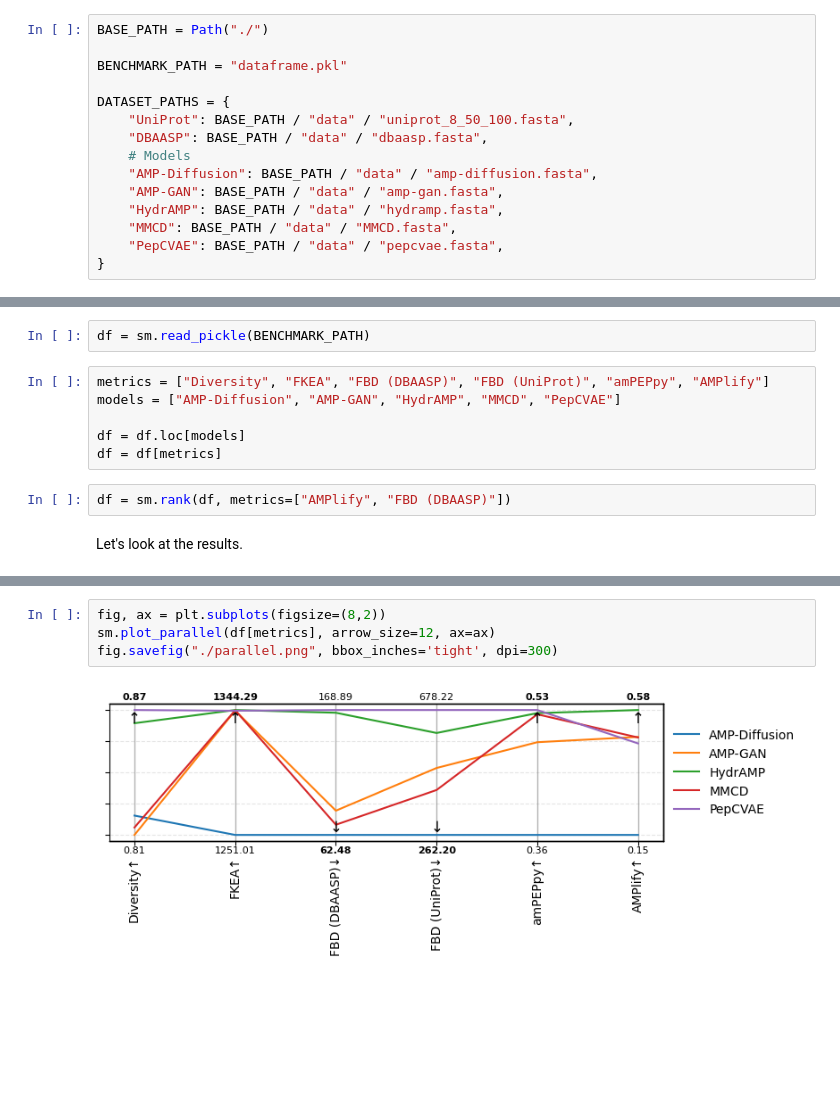
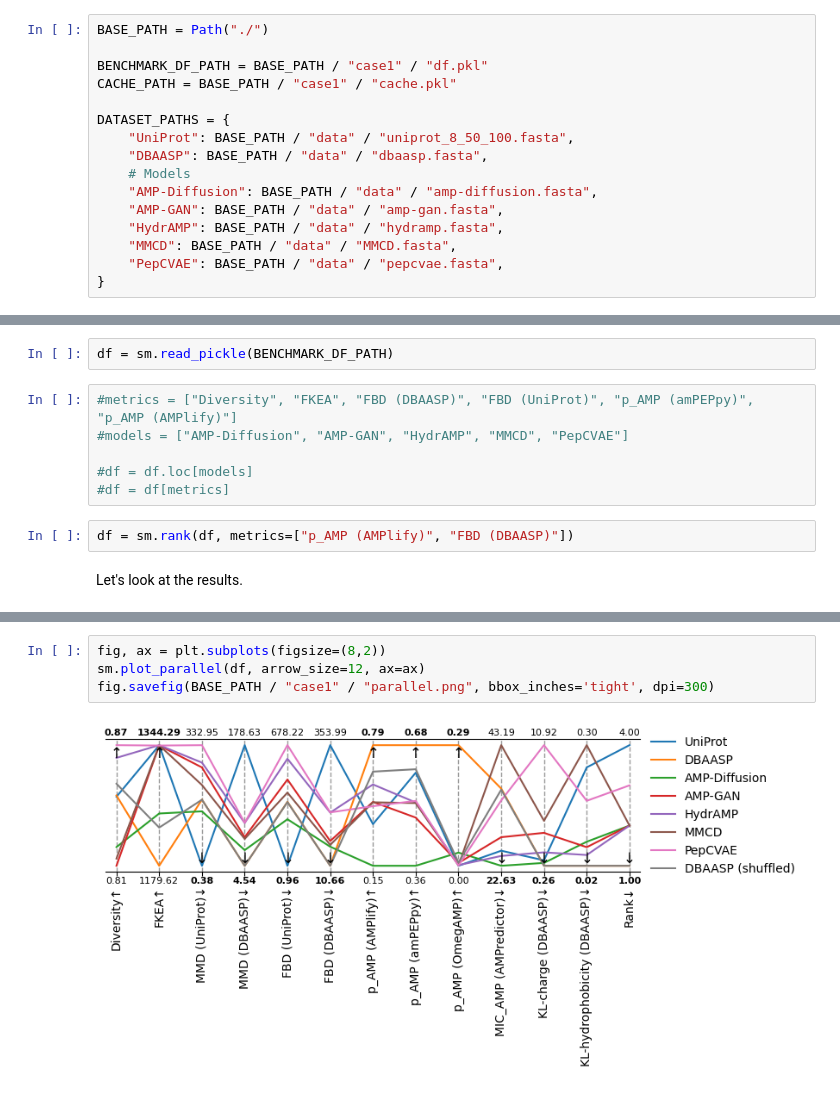
Before and after one commit to szczurek-lab/seqme-reproducibility, a Jupyter notebook: notebooks/1_benchmark.ipynb, the cells around one changed output, grey strips where cells are left out. Drawn from its saved outputs; the diff is of its cells as text; blank space fills up the shorter version.

Commit message:
Add bio-based metrics + move from conda to uv

```diff
--- a/notebooks/1_benchmark.ipynb
+++ b/notebooks/1_benchmark.ipynb
@@ -27,7 +27,8 @@ Let's load the datasets.
 # %%
 BASE_PATH = Path("./")
 
-BENCHMARK_PATH = "dataframe.pkl"
+BENCHMARK_DF_PATH = BASE_PATH / "case1" / "df.pkl"
+CACHE_PATH = BASE_PATH / "case1" / "cache.pkl"
 
 DATASET_PATHS = {
     "UniProt": BASE_PATH / "data" / "uniprot_8_50_100.fasta",
@@ -183,13 +219,13 @@ sm.to_pickle(cache.get(), OUT_CACHE_PATH)
 # %%
-df = sm.read_pickle(BENCHMARK_PATH)
+df = sm.read_pickle(BENCHMARK_DF_PATH)
 # %%
-metrics = ["Diversity", "FKEA", "FBD (DBAASP)", "FBD (UniProt)", "amPEPpy", "AMPlify"]
-models = ["AMP-Diffusion", "AMP-GAN", "HydrAMP", "MMCD", "PepCVAE"]
+#metrics = ["Diversity", "FKEA", "FBD (DBAASP)", "FBD (UniProt)", "p_AMP (amPEPpy)", "p_AMP (AMPlify)"]
+#models = ["AMP-Diffusion", "AMP-GAN", "HydrAMP", "MMCD", "PepCVAE"]
 
-df = df.loc[models]
-df = df[metrics]
+#df = df.loc[models]
+#df = df[metrics]
 # %%
-df = sm.rank(df, metrics=["AMPlify", "FBD (DBAASP)"])
+df = sm.rank(df, metrics=["p_AMP (AMPlify)", "FBD (DBAASP)"])
 # %% [markdown]
 Let's look at the results.
 # %%
@@ -205,9 +244,9 @@ sm.show(df, color_style="bar", n_decimals=n_decimals)
 # %%
 fig, ax = plt.subplots(figsize=(8,2))
-sm.plot_parallel(df[metrics], arrow_size=12, ax=ax)
-fig.savefig("./parallel.png", bbox_inches='tight', dpi=300)
+sm.plot_parallel(df, arrow_size=12, ax=ax)
+fig.savefig(BASE_PATH / "case1" / "parallel.png", bbox_inches='tight', dpi=300)
 # %% [output]
-[figure, old version]
+[figure, new version]
 # %%
 sm.to_latex(
     df,
```
Also changed, not shown: parts of 28 cells of this notebook, 5 other files.
